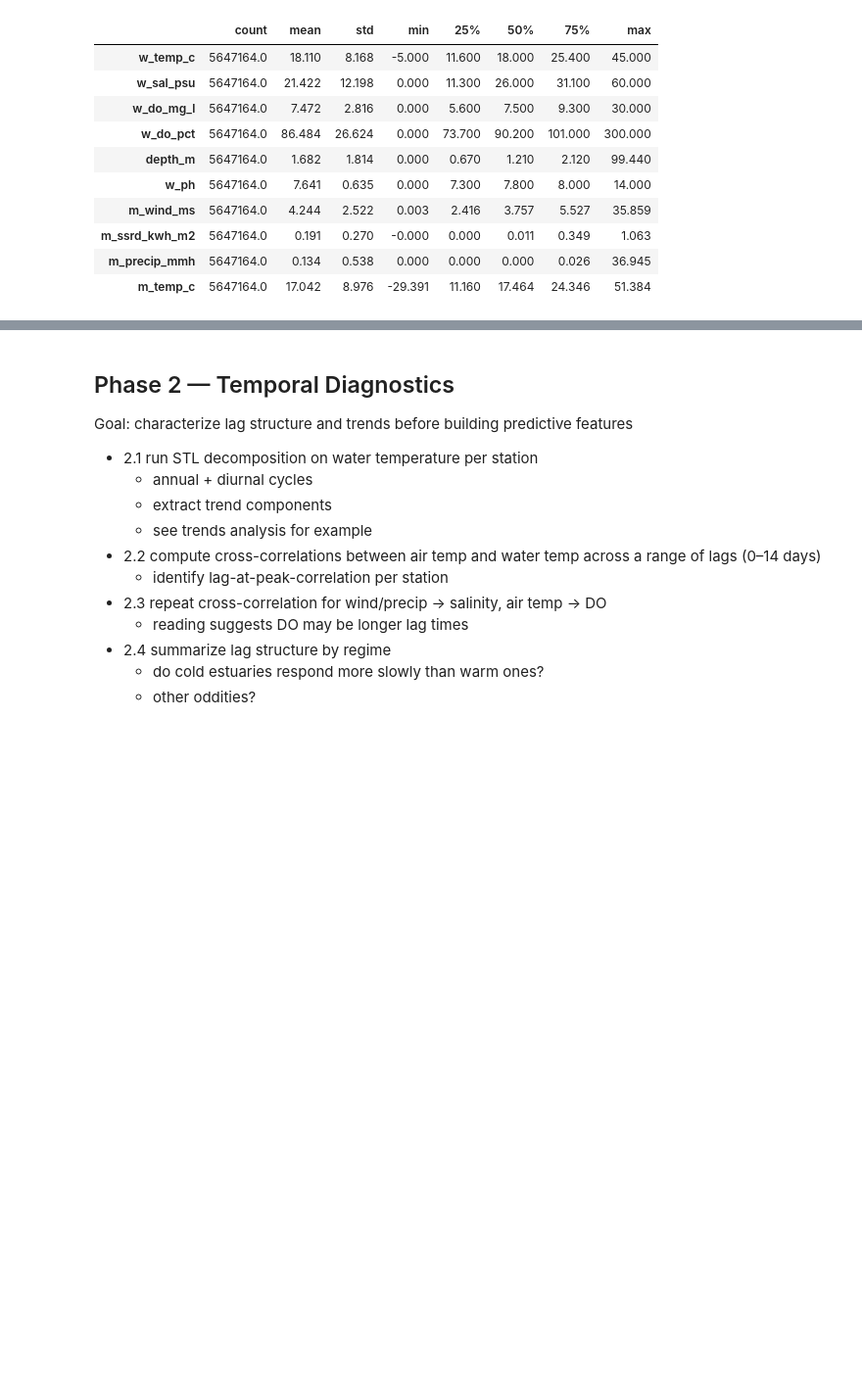
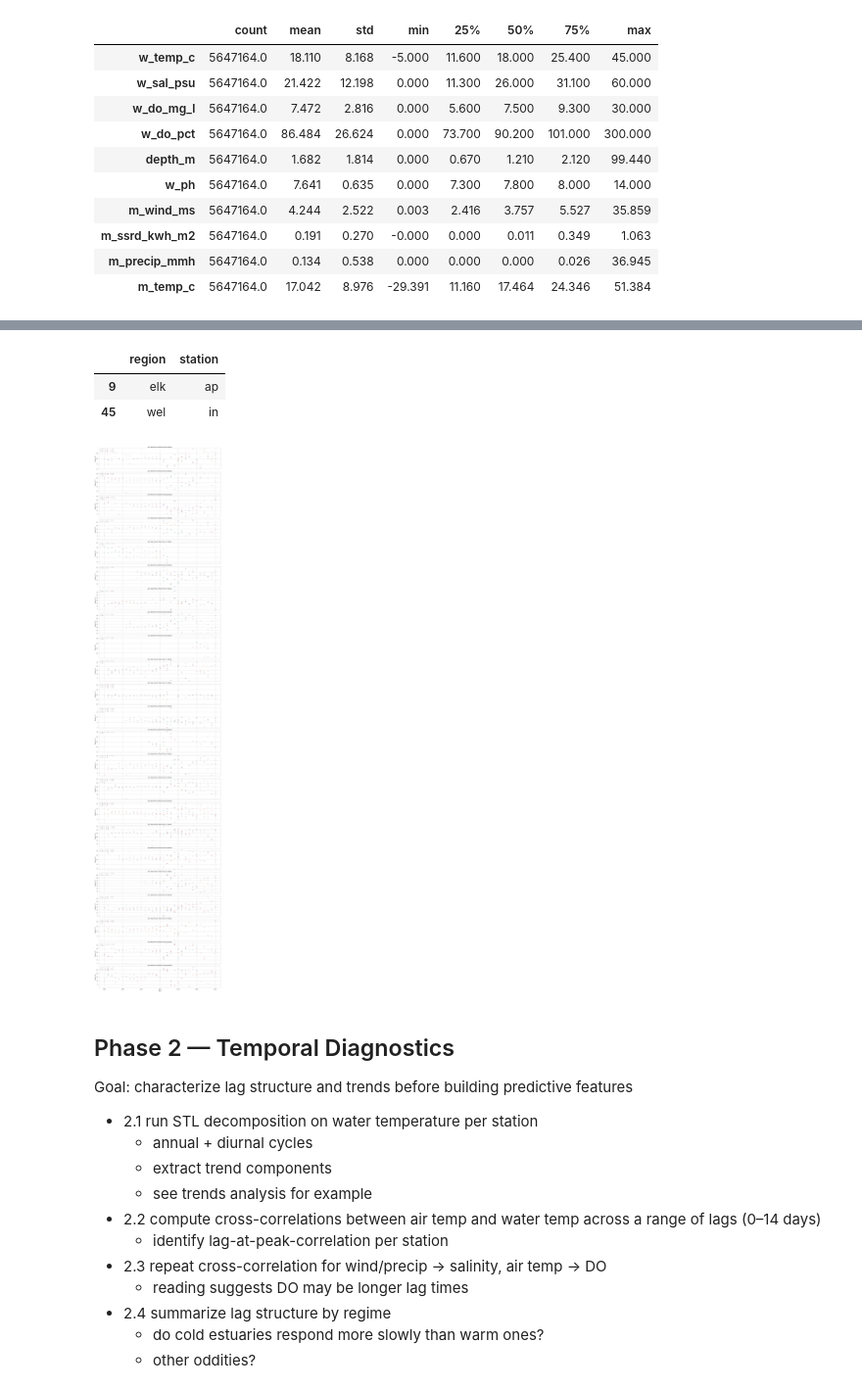
Before and after one commit to jeturcotte/estuaries, a Jupyter notebook: code/t4d.full.project.ipynb, the cells around one changed output, grey strips where cells are left out. Shown at 98% size. Cells and saved outputs as stored; diff of their text form; code cells hidden in the pictures; blank space fills up the shorter version.

Commit message:
lets keep all trend data

```diff
--- a/code/t4d.full.project.ipynb
+++ b/code/t4d.full.project.ipynb
@@ -216,3 +233,76 @@ KeyError: 'month'
+# %%
+eligible_stations
+# %% [output]
+|  | region | station |
+| 9 | elk | ap |
+| 45 | wel | in |
+# %%
+# tall small-multiples: one subplot per region, one line per station
+
+plot_df = water.copy()
+
+plot_df[ 'datetime' ] = pd.to_datetime( plot_df[ 'datetime' ], errors = 'coerce' )
+plot_df = plot_df.dropna( subset = [ 'datetime' ] )
+
+temp_col = 'water_temp' if 'water_temp' in plot_df.columns else 'w_temp_c'
+
+plot_df[ 'year' ] = plot_df[ 'datetime' ].dt.year
+
+annual_station = (
+    plot_df
+    .groupby( [ 'region', 'station', 'year' ], as_index = False )[ temp_col ]
+    .mean()
+    .rename( columns = { temp_col: 'mean_annual_temp' } )
+)
+
+regions = sorted( annual_station[ 'region' ].dropna().unique() )
+n_regions = len( regions )
+
+fig, axes = plt.subplots(
+    n_regions,
+    1,
+    figsize = ( 16, max( 3 * n_regions, 10 ) ),
+    sharex = True,
+    constrained_layout = True,
+)
+
+if n_regions == 1:
+    axes = [ axes ]
+
+for ax, region in zip( axes, regions ):
+    sub = annual_station.loc[ annual_station[ 'region' ] == region ].sort_values( [ 'station', 'year' ] )
+
+    for station, g in sub.groupby( 'station' ):
+        ax.plot(
+            g[ 'year' ],
+            g[ 'mean_annual_temp' ],
+            linewidth = 1.4,
+            alpha = 0.85,
+            label = station,
+        )
+
+    ax.set_title( f'{region}: Mean Annual Water Temp by Station' )
+    ax.set_ylabel( 'Temp ( C )' )
+
+    # keep legends readable
+    n_stations = sub[ 'station' ].nunique()
+    if n_stations <= 12:
+        ax.legend( ncol = 3, fontsize = 8, frameon = False, loc = 'upper left' )
+    else:
+        ax.text(
+            0.99,
+            0.95,
+            f'{n_stations} stations',
+            transform = ax.transAxes,
+            ha = 'right',
+            va = 'top',
+            fontsize = 8,
+        )
+
+axes[ -1 ].set_xlabel( 'Year' )
+plt.show()
+# %% [output]
+[figure, added]
 # %% [markdown]
 ## Phase 2 — Temporal Diagnostics
 Goal: characterize lag structure and trends before building predictive features
```
Also changed, not shown: parts of 2 cells of this notebook, 2 other files.
